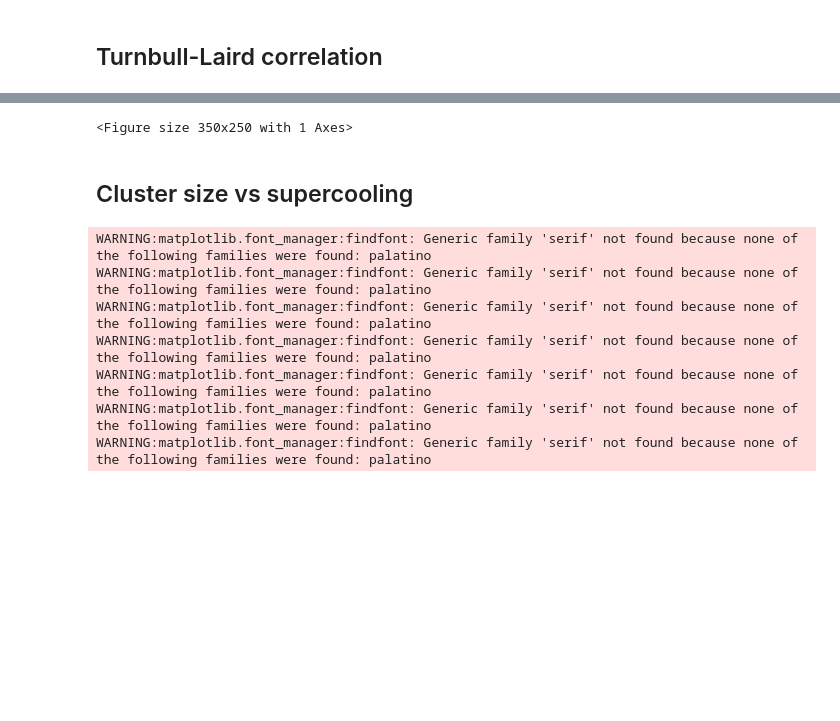
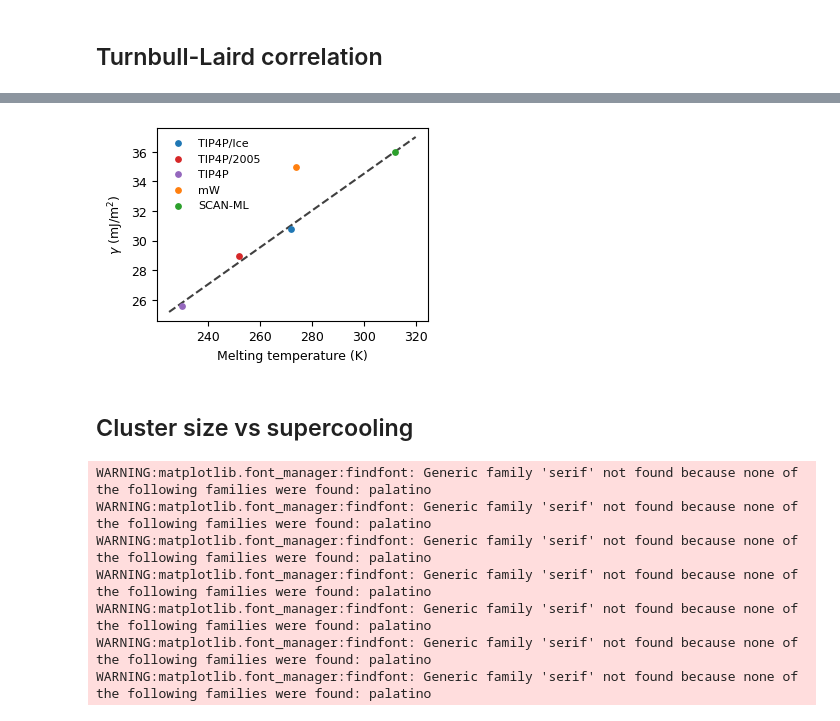
Before and after one commit to Wanqi1996/Feldspar-figures, a Jupyter notebook: Analysis.ipynb, the cells around one changed output, grey strips where cells are left out. Saved outputs shown, nothing was run; the diff lists cells and outputs as text; code cells hidden in the pictures; blank space fills up the shorter version.

```diff
--- a/Analysis.ipynb
+++ b/Analysis.ipynb
@@ -674,7 +701,7 @@ font = {'family' : 'serif',
         'weight'   : 'normal',
         'size'   : 9}
 plt.rc('font', **font)
-plt.rc('text', usetex=True)
+plt.rc('text', usetex=False)
 plt.rcParams['figure.figsize'] = (3.5, 2.5)
 
 mymarkersize=15
@@ -711,4 +754,4 @@ RuntimeError: Failed to process string with tex because latex could not be found
-<Figure size 350x250 with 1 Axes>
+[figure, added]
 # %% [markdown]
 ## Cluster size vs supercooling
 # %%
```
Also changed, not shown: parts of 10 cells of this notebook.
